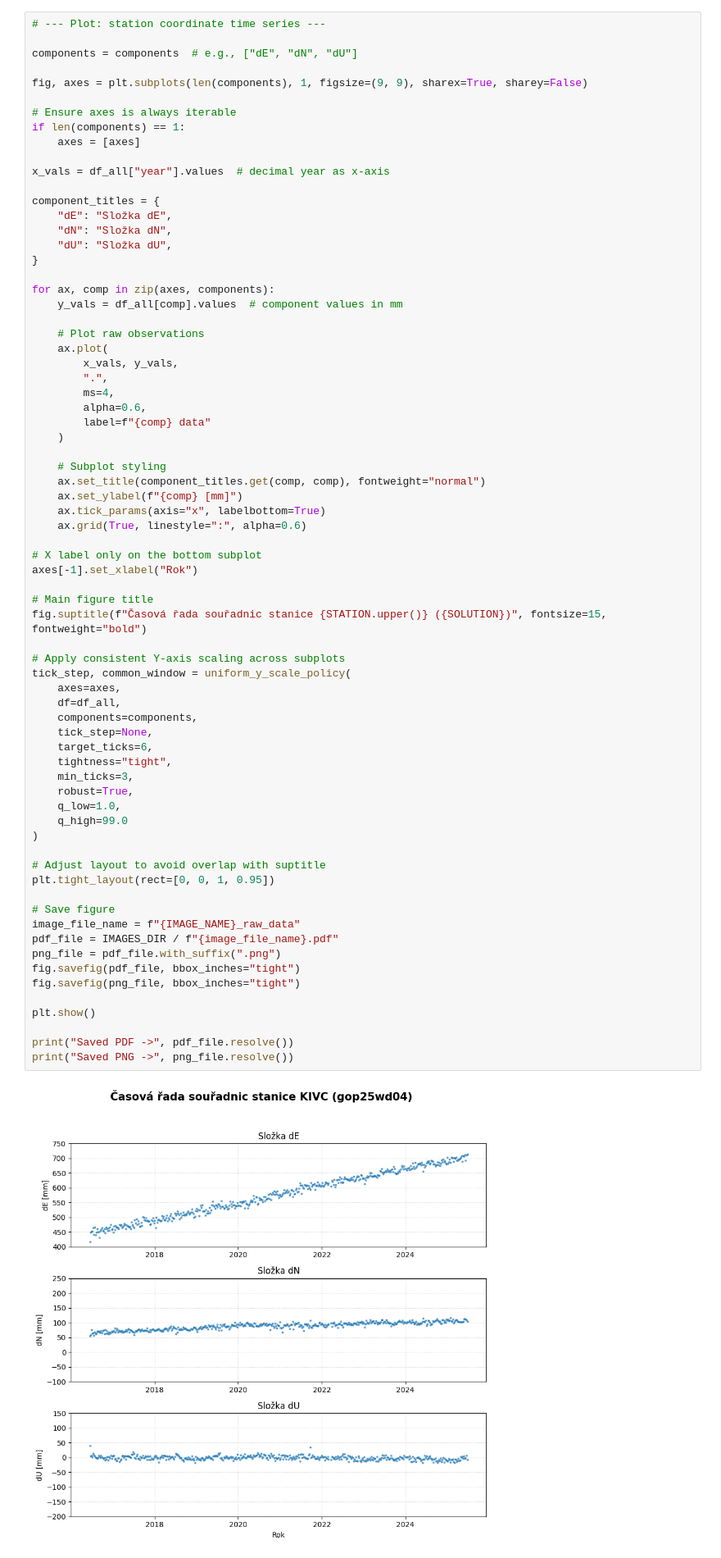
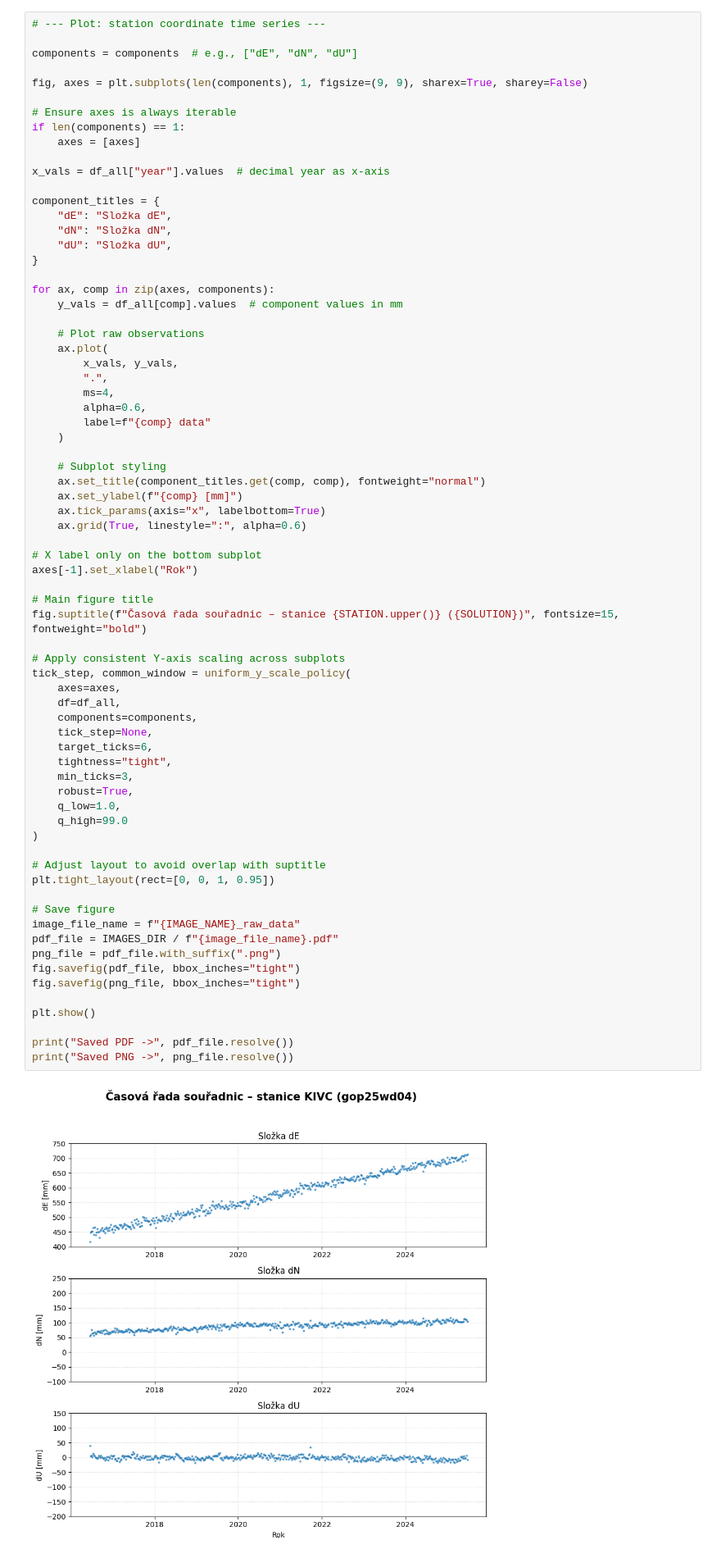
Before and after one commit to kovarmi9/MasterThesis-DorisAnalysis, a Jupyter notebook: notebooks/stations/trend_detection.ipynb, the cells around one changed output. Shown at 82% size. Cells and saved outputs as stored; diff of their text form.

```diff
--- a/notebooks/stations/trend_detection.ipynb
+++ b/notebooks/stations/trend_detection.ipynb
@@ -195,38 +195,38 @@ for ax, comp in zip(axes, components):
 axes[-1].set_xlabel("Rok")
 
 # Main figure title
-fig.suptitle(f"Časová řada souřadnic stanice {STATION.upper()} ({SOLUTION})", fontsize=15, fontweight="bold")
+fig.suptitle(f"Časová řada souřadnic – stanice {STATION.upper()} ({SOLUTION})", fontsize=15, fontweight="bold")
 
 # Apply consistent Y-axis scaling across subplots
 tick_step, common_window = uniform_y_scale_policy(
     axes=axes,
     df=df_all,
     components=components,
     tick_step=None,
     target_ticks=6,
     tightness="tight",
     min_ticks=3,
     robust=True,
     q_low=1.0,
     q_high=99.0
 )
 
 # Adjust layout to avoid overlap with suptitle
 plt.tight_layout(rect=[0, 0, 1, 0.95])
 
 # Save figure
 image_file_name = f"{IMAGE_NAME}_raw_data"
 pdf_file = IMAGES_DIR / f"{image_file_name}.pdf"
 png_file = pdf_file.with_suffix(".png")
 fig.savefig(pdf_file, bbox_inches="tight")
 fig.savefig(png_file, bbox_inches="tight")
 
 plt.show()
 
 print("Saved PDF ->", pdf_file.resolve())
 print("Saved PNG ->", png_file.resolve())
 # %% [output]
-[figure, old version]
+[figure, new version]
 Saved PDF -> C:\Users\michal\Desktop\MasterThesis-DorisAnalysis\LaTeX\images\results\stations\kivc\gop25wd04_stcd_kivc_raw_data.pdf
 Saved PNG -> C:\Users\michal\Desktop\MasterThesis-DorisAnalysis\LaTeX\images\results\stations\kivc\gop25wd04_stcd_kivc_raw_data.png
 # %% [markdown]
```
Also changed, not shown: parts of 12 cells of this notebook, 44 other files.
